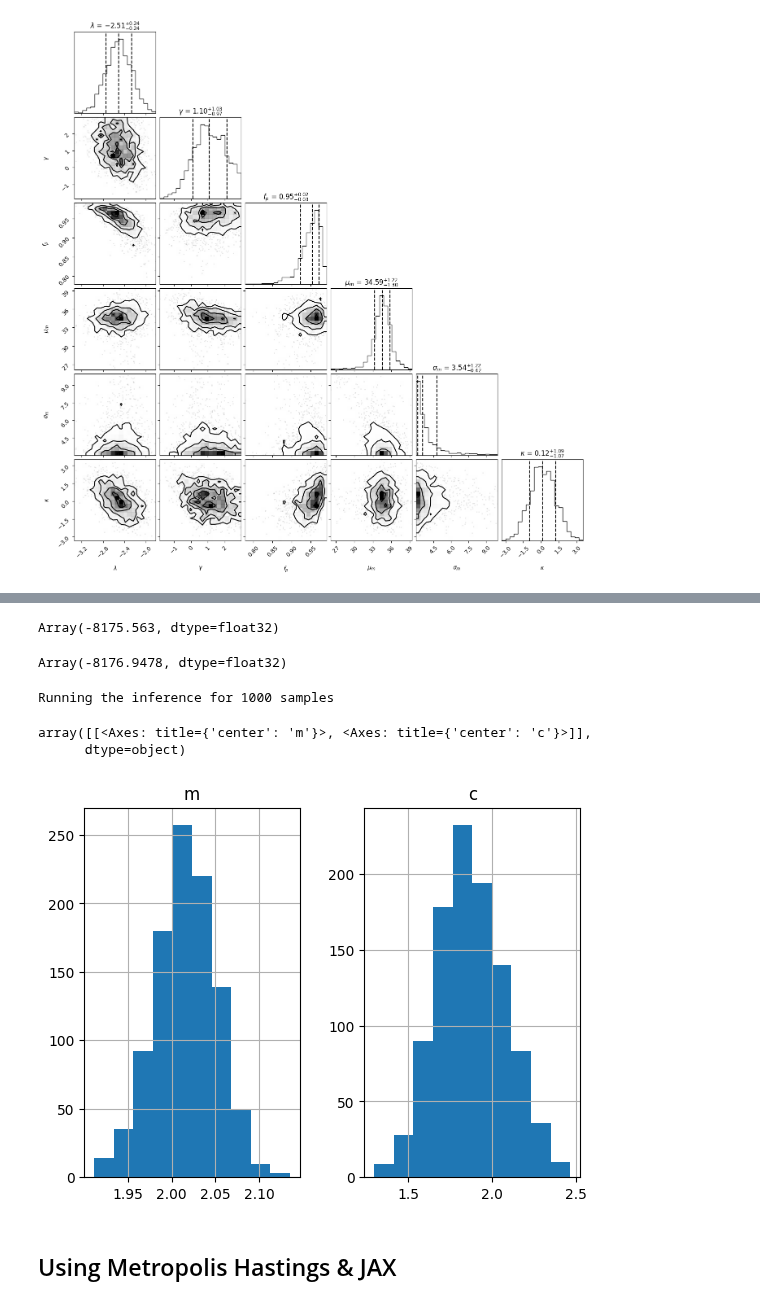
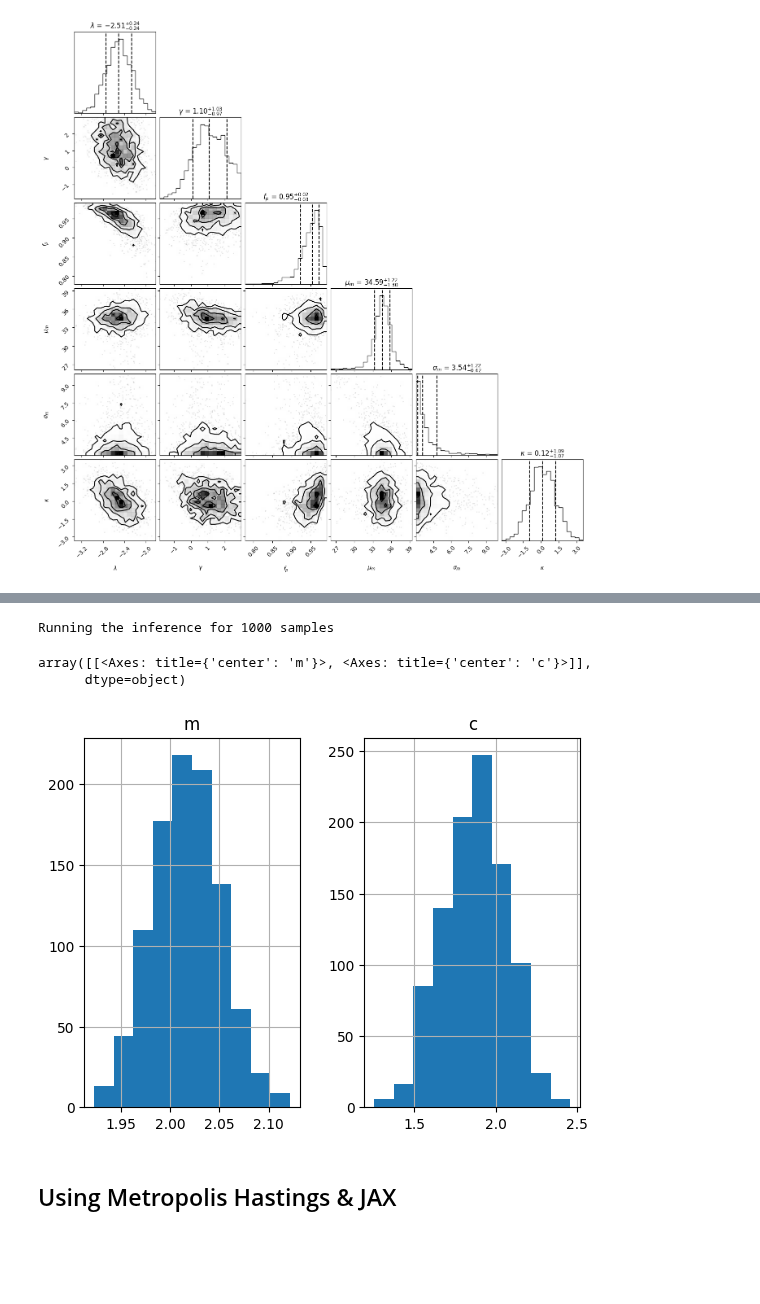
Before and after one commit to Potatoasad/Computational-Physics-Final-Project, a Jupyter notebook: docs/BlackHolePopulationAnalysis.ipynb, the cells around one changed output, grey strips where cells are left out. Drawn from its saved outputs; the diff is of its cells as text; code cells hidden in the pictures; blank space fills up the shorter version.

```diff
--- a/docs/BlackHolePopulationAnalysis.ipynb
+++ b/docs/BlackHolePopulationAnalysis.ipynb
@@ -205,11 +188,3 @@ problem = NUTS(LR, initial_position, limits={'m': [-4,4], 'c':[-4,4]})
-# %%
-problem.likelihood_func( problem.domain_changer.transform(initial_position) )
-# %% [output]
-Array(-8175.563, dtype=float32)
-# %%
-problem.likelihood.logpdf(initial_position)
-# %% [output]
-Array(-8176.9478, dtype=float32)
 # %%
 result1 = problem.run(1000)
 # %% [output]
@@ -217,11 +192,11 @@ Running the inference for 1000 samples
 # %%
 import pandas as pd
 #pd.DataFrame(problem.domain_changer.inverse_transform(problem.states.position)).hist()
-result1.hist()
+pd.DataFrame(result1).hist()
 # %% [output]
 array([[<Axes: title={'center': 'm'}>, <Axes: title={'center': 'c'}>]],
       dtype=object)
-[figure, old version]
+[figure, new version]
 # %% [markdown]
 ## Using Metropolis Hastings & JAX
 # %%
```
Also changed, not shown: parts of 6 cells of this notebook, 7 other files.
